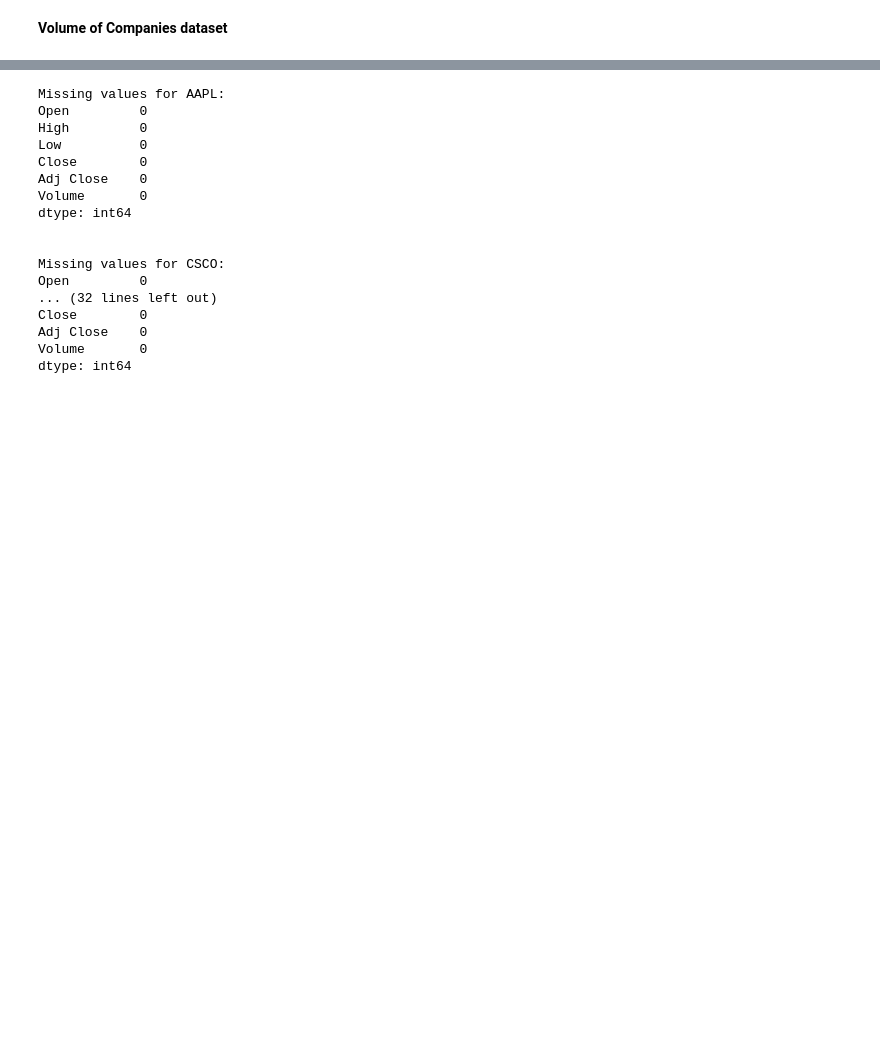
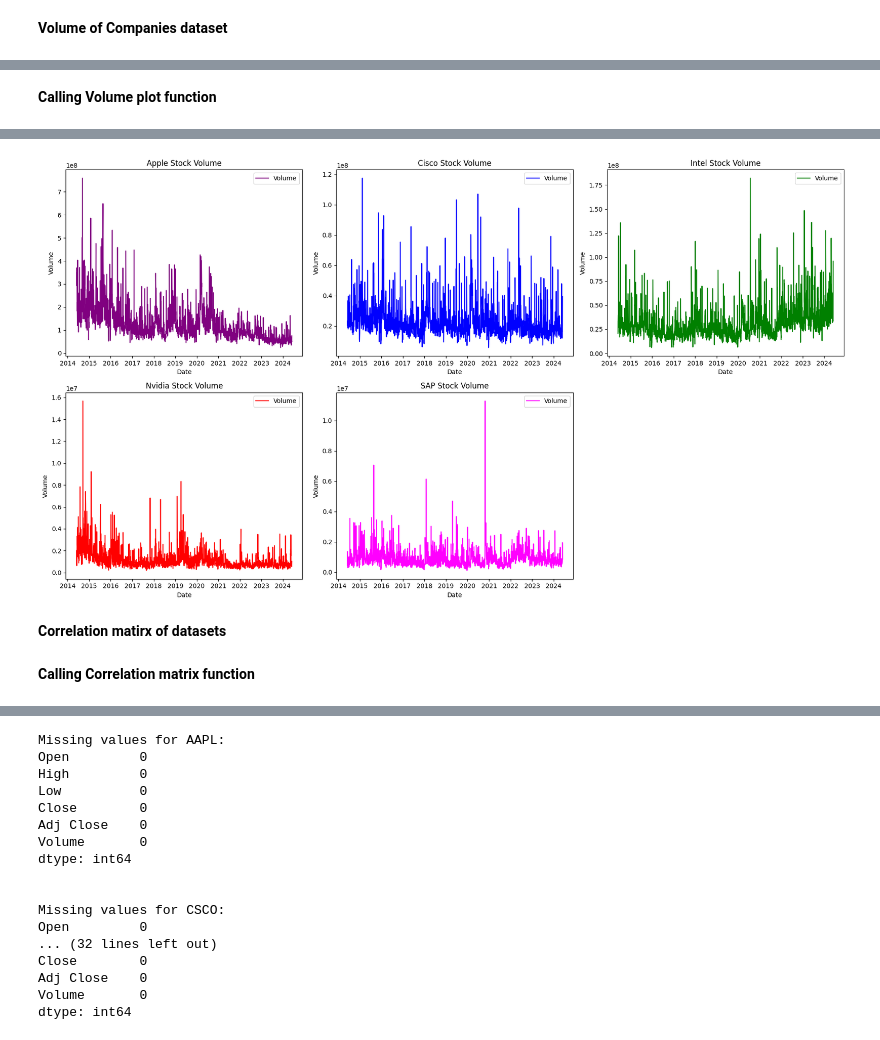
Before and after one commit to RajaOsama08/Stock-Market-Prediction, a Jupyter notebook: Stock_market_Prediction.ipynb, the cells around one changed output, grey strips where cells are left out. Cells and saved outputs as stored; diff of their text form; code cells hidden in the pictures; blank space fills up the shorter version.

```diff
--- a/Stock_market_Prediction.ipynb
+++ b/Stock_market_Prediction.ipynb
@@ -147,13 +156,3 @@ Date
 [2518 rows x 6 columns]
 # %% [markdown]
 **Volume of Companies dataset**
-# %%
-def trading_vol_plot(df, color, title):
-
-    plt.figure(figsize=(12, 6))
-    plt.plot(df.index, df['Volume'], label='Volume', color=color)
-    plt.title(title)
-    plt.xlabel('Date')
-    plt.ylabel('Volume')
-    plt.grid(True)
-    plt.show()
@@ -179,0 +159,31 @@ def corr_matrix_plot(df_corr, cmap, figsize=(10, 8), title=''):
+# %%
+def trading_vol_plot(df, names,colors):
+  # size and shape of subplots grid
+    fig, axs = plt.subplots(2, 3, figsize=(18, 10))
+
+    for i, (data, name, color) in enumerate(zip(df, names, colors)):
+        row = i // 3
+        col = i % 3
+        axs[row, col].plot(data['Volume'].index, data['Volume'].values, label='Volume', color=color)
+        axs[row, col].set_xlabel('Date')
+        axs[row, col].set_ylabel('Volume')
+        axs[row, col].tick_params(axis='y')
+        axs[row, col].set_title(f'{names[i]} Stock Volume')
+        axs[row, col].legend(loc='upper right')
+
+    # to hide empty subplot
+    axs[1, 2].axis('off')
+    plt.tight_layout()
+    # save image
+    plt.savefig('volume_grid_layout.png')
+    files.download('volume_grid_layout.png')
+    plt.show()
+# %% [markdown]
+**Calling Volume plot function**
+# %%
+df_list = [df1, df2, df3, df4, df5]
+companies_names = ['Apple', 'Cisco', 'Intel', 'Nvidia', 'SAP']
+colors = ['purple', 'blue', 'green', 'red', 'magenta']
+
+trading_vol_plot(df_list, companies_names,colors)
+# %% [output]
@@ -179,0 +192,3 @@ def corr_matrix_plot(df_corr, cmap, figsize=(10, 8), title=''):
+[figure, added]
+# %% [markdown]
+**Correlation matirx of datasets**
@@ -180 +214,3 @@ def corr_matrix_plot(df_corr, cmap, figsize=(10, 8), title=''):
+# %% [markdown]
+**Calling Correlation matrix function**
 # %%
```
Also changed, not shown: parts of 20 cells of this notebook.
